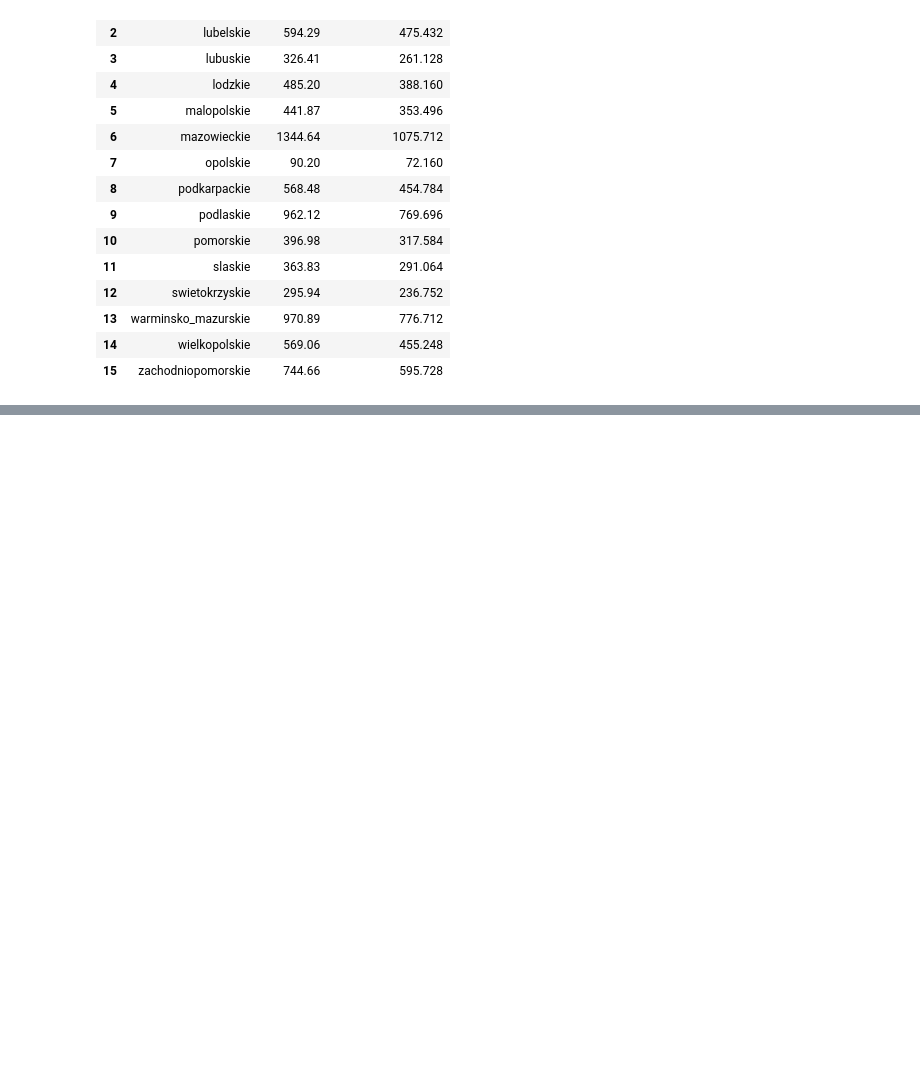
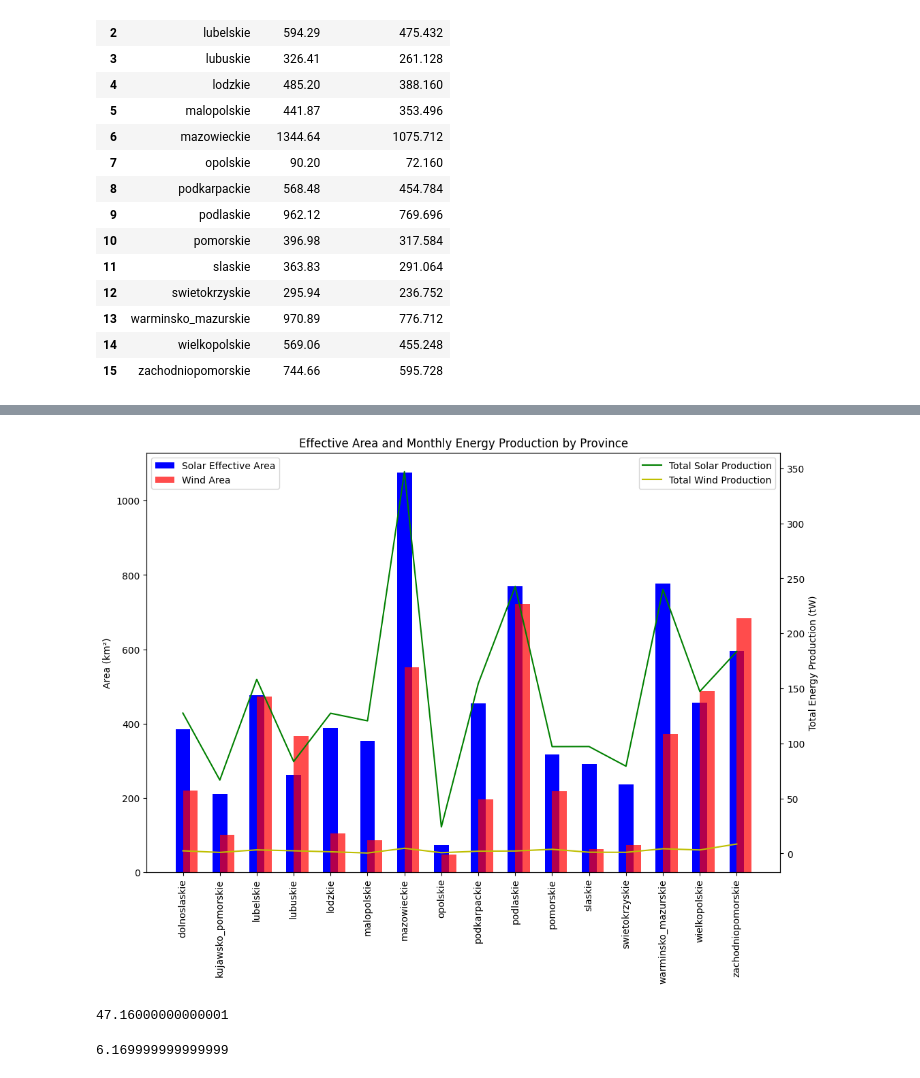
Before and after one commit to geoworldlook/Renewable_energy_optimum_location_function, a Jupyter notebook: Step_5_Analysis_Jupyter.ipynb, the cells around one changed output, grey strips where cells are left out. Saved outputs shown, nothing was run; the diff lists cells and outputs as text; code cells hidden in the pictures; blank space fills up the shorter version.

```diff
--- a/Step_5_Analysis_Jupyter.ipynb
+++ b/Step_5_Analysis_Jupyter.ipynb
@@ -225,0 +247,20 @@ df_solar
+# %%
+#functional assumption 3 wind turbine for km^2
+turbine_number_for_area = 3
+df_wind['turbines_number'] = df_wind['wind_area'] * turbine_number_for_area
+df_wind['turbines_number'] = df_wind['turbines_number'].astype(int)
+#parametrs for wind turbin Vestas V100
+
+#minimum wind speed [m/s]
+minimum_wind_speed = 3
+
+#maximum wind speed [m/s]
+maximum_wind_speed = 22
+
+#energy generate for 1 hour when wind speed is 22 [mW]
+maximum_power_generate = 2
+
+#power_generate difference by wind speed
+
+
+df_wind
@@ -245,0 +345,37 @@ df_solar
+# %%
+import pandas as pd
+import matplotlib.pyplot as plt
+
+# Wczytanie danych
+data_solar = df_solar
+data_wind = df_wind
+
+# Łączenie danych na podstawie nazwy prowincji
+data_combined = pd.merge(data_solar, data_wind, on='Province', suffixes=('_solar', '_wind'))
+
+# Sumowanie danych miesięcznych dla energii słonecznej i wiatrowej
+monthly_solar = data_combined.loc[:, 'january_solar':'december_solar'].sum(axis=1)
+monthly_wind = data_combined.loc[:, 'january_wind':'december_wind'].sum(axis=1)
+
+# Tworzenie wykresu
+fig, ax1 = plt.subplots(figsize=(12, 8))
+
+# Wykres słupkowy dla powierzchni
+ax1.bar(data_combined['Province'], data_combined['solar_effective_area'], color='b', label='Solar Effective Area', width=0.4, align='center')
+ax1.bar(data_combined['Province'], data_combined['wind_area'], color='r', alpha=0.7, label='Wind Area', width=0.4, align='edge')
+ax1.set_ylabel('Area (km²)')
+ax1.set_title('Effective Area and Monthly Energy Production by Province')
+ax1.set_xticklabels(data_combined['Province'], rotation=90)
+ax1.legend(loc='upper left')
+
+# Wykres liniowy dla produkcji energii
+ax2 = ax1.twinx()
+ax2.plot(data_combined['Province'], monthly_solar, 'g-', label='Total Solar Production')
+ax2.plot(data_combined['Province'], monthly_wind, 'y-', label='Total Wind Production')
+ax2.plot(data_combined['Province'], monthly_wind, 'y-', label='Total Wind Production')
+ax2.set_ylabel('Total Energy Production (tW)')
+ax2.legend(loc='upper right')
+
+plt.show()
+# %% [output]
+[figure, added]
@@ -245,0 +389,8 @@ df_solar
+# %%
+df_solar['january'].sum()
+# %% [output]
+47.16000000000001
+# %%
+df_wind['january'].sum()
+# %% [output]
+6.169999999999999
```
Also changed, not shown: parts of 8 cells of this notebook.
